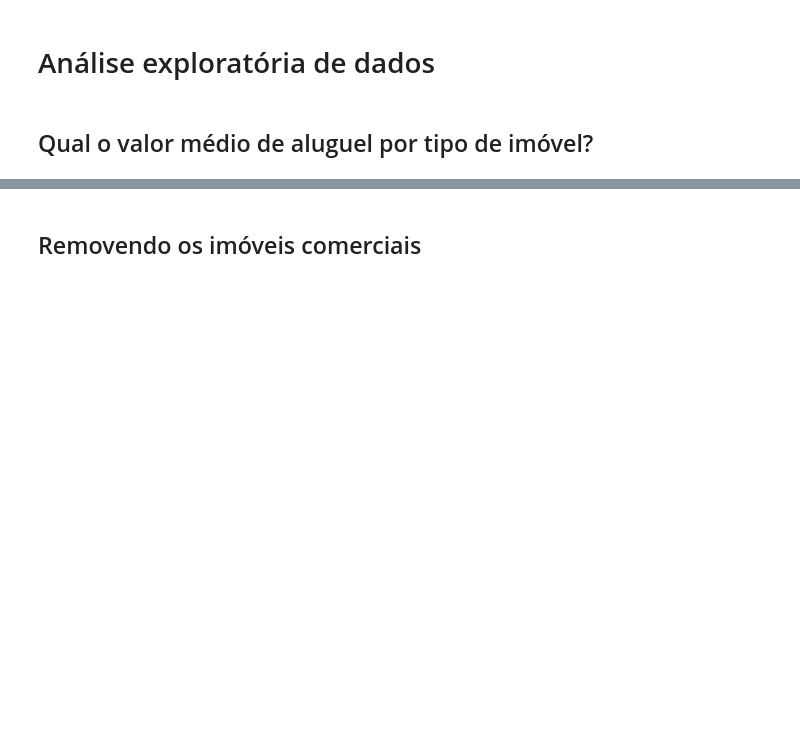
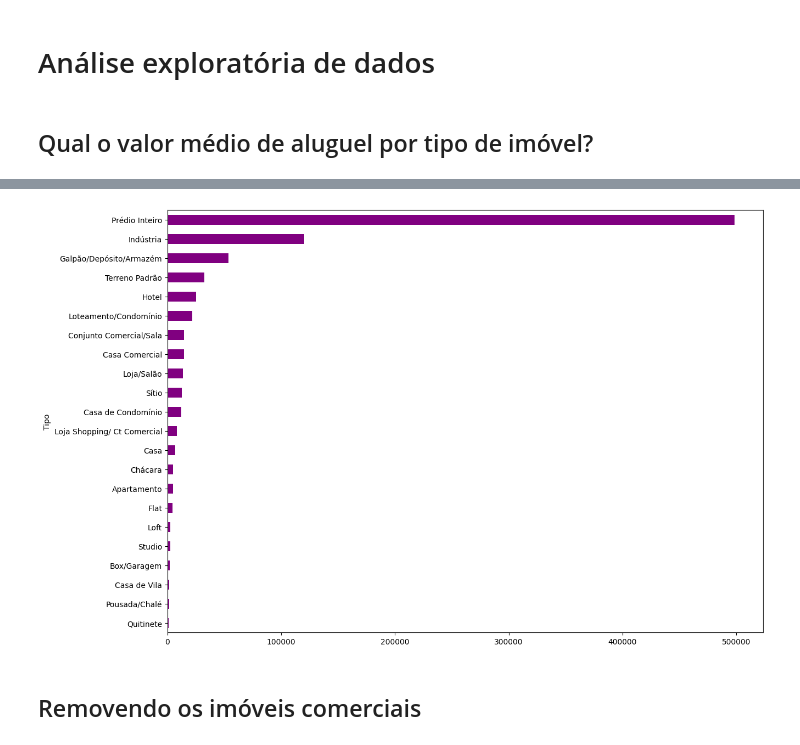
Before and after one commit to Bodegami/formacao-especialista-em-ia, a Jupyter notebook: python-com-pandas/notebook_inicial.ipynb, the cells around one changed output, grey strips where cells are left out. Saved outputs shown, nothing was run; the diff lists cells and outputs as text; code cells hidden in the pictures; blank space fills up the shorter version.

Commit message:
valor medio de aluguel dos imoveis

```diff
--- a/python-com-pandas/notebook_inicial.ipynb
+++ b/python-com-pandas/notebook_inicial.ipynb
@@ -152,3 +230,9 @@ dados[['Quartos', 'Valor']]
+# %%
+df_preco_tipo = dados.groupby('Tipo')['Valor'].mean().sort_values()
+
+df_preco_tipo.plot(kind='barh', figsize=(14,10), color='purple'); # Plota um gráfico da media de aluguel por tipo
+# %% [output]
+[figure, added]
 # %% [markdown]
 ## Removendo os imóveis comerciais
 # %% [markdown]
```
Also changed, not shown: parts of 5 cells of this notebook.
